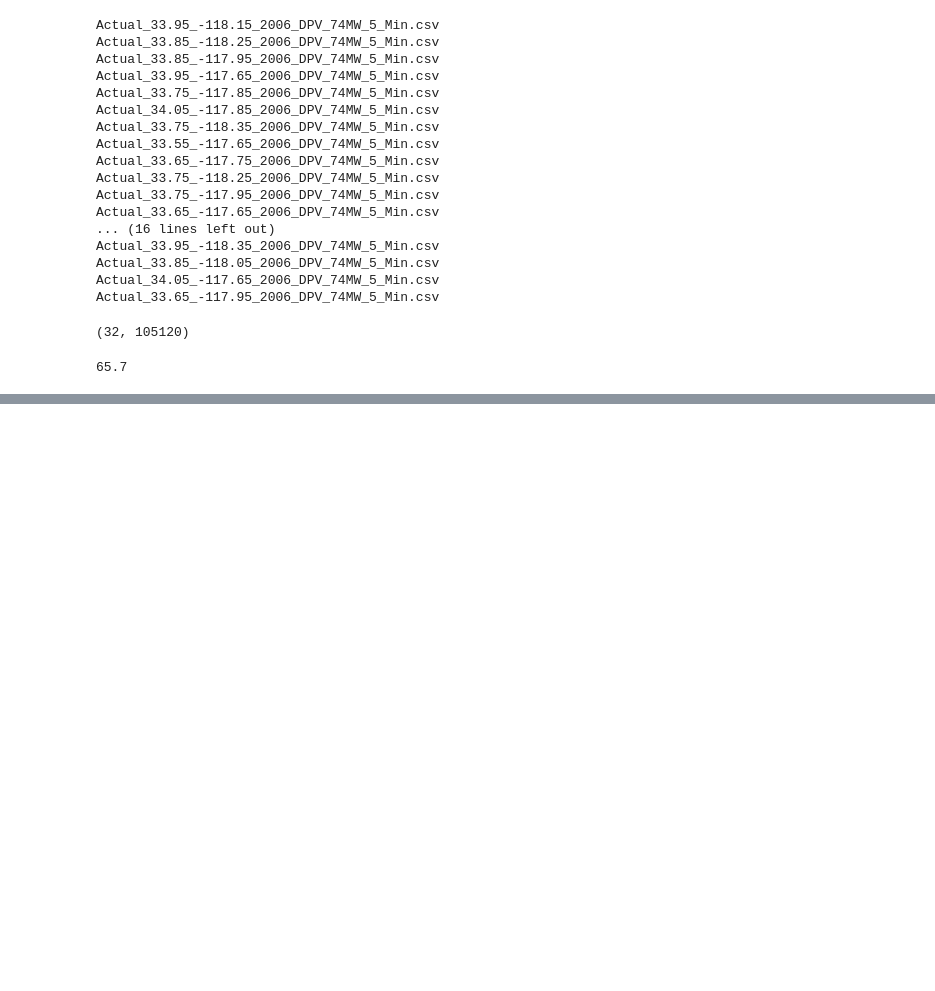
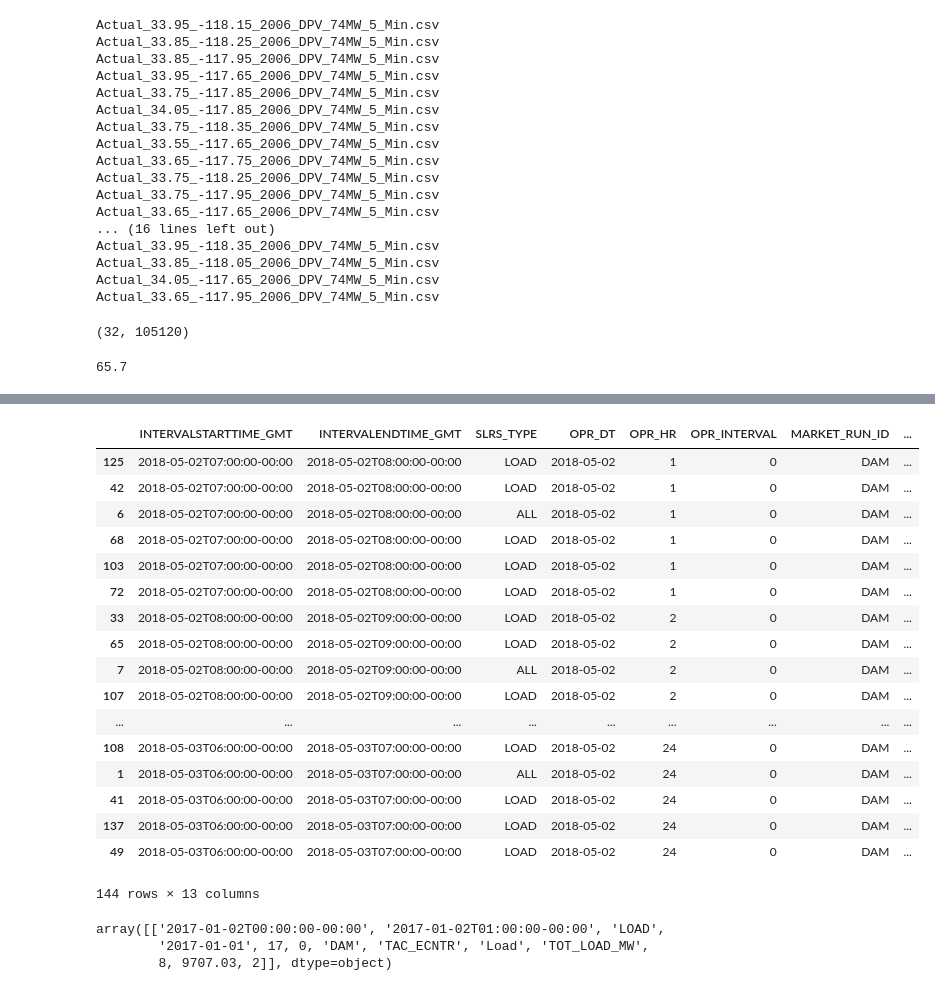
Before and after one commit to lukejuusola/VER_GenerativeModelling_RLAllocation, a Jupyter notebook: preprocessing.ipynb, the cells around one changed output, grey strips where cells are left out. Drawn from its saved outputs; the diff is of its cells as text; code cells hidden in the pictures; blank space fills up the shorter version.

```diff
--- a/preprocessing.ipynb
+++ b/preprocessing.ipynb
@@ -169,0 +250,63 @@ np.max(rows)
+# %%
+csvfile = folder_load + '5_2018' + '.csv'
+
+# Load as pandas df
+df = pd.read_csv(csvfile)
+
+# Sort by starting time
+df = df.sort_values(by=['INTERVALSTARTTIME_GMT'])
+df
+
+
+# # Iterate over each location
+# for zone in zone_names:
+#     # Select sub-dataframe for specific zone only.
+#     df_zone = df[df.TAC_ZONE_NAME == zone]
+
+#     print(df_zone.shape)
+
+#     # Select data to start at 00:00 at end at 00:00.
+#     df_zone = df_zone.iloc[16:-8, :]
+#     print('Zone: ', zone)
+#     print('First time step: ', df_zone.iloc[0, 0])
+#     print('Last time step: ', df_zone.iloc[-1, 0])
+
+#     values = df_zone.MW.values
+
+#     # Print mean value for this month
+#     print(f'Average load (MW): {np.mean(values)}')
+
+#     # Get in range [0, 1]
+#     values = (values - np.min(values)) / (np.max(values) - np.min(values))
+
+#     # Print mean value after normalizing
+#     print(f'Average load after normalizing in [0, 1]: {np.mean(values)}')
+#     print('')
+
+#     # Store load time-series
+#     monthly_time_series.append(values)
+# %% [output]
+|  | INTERVALSTARTTIME_GMT | INTERVALENDTIME_GMT | SLRS_TYPE | OPR_DT | OPR_HR | OPR_INTERVAL | MARKET_RUN_ID | ... |
+| 125 | 2018-05-02T07:00:00-00:00 | 2018-05-02T08:00:00-00:00 | LOAD | 2018-05-02 | 1 | 0 | DAM | ... |
+| 42 | 2018-05-02T07:00:00-00:00 | 2018-05-02T08:00:00-00:00 | LOAD | 2018-05-02 | 1 | 0 | DAM | ... |
+| 6 | 2018-05-02T07:00:00-00:00 | 2018-05-02T08:00:00-00:00 | ALL | 2018-05-02 | 1 | 0 | DAM | ... |
+| 68 | 2018-05-02T07:00:00-00:00 | 2018-05-02T08:00:00-00:00 | LOAD | 2018-05-02 | 1 | 0 | DAM | ... |
+| 103 | 2018-05-02T07:00:00-00:00 | 2018-05-02T08:00:00-00:00 | LOAD | 2018-05-02 | 1 | 0 | DAM | ... |
+| 72 | 2018-05-02T07:00:00-00:00 | 2018-05-02T08:00:00-00:00 | LOAD | 2018-05-02 | 1 | 0 | DAM | ... |
+| 33 | 2018-05-02T08:00:00-00:00 | 2018-05-02T09:00:00-00:00 | LOAD | 2018-05-02 | 2 | 0 | DAM | ... |
+| 65 | 2018-05-02T08:00:00-00:00 | 2018-05-02T09:00:00-00:00 | LOAD | 2018-05-02 | 2 | 0 | DAM | ... |
+| 7 | 2018-05-02T08:00:00-00:00 | 2018-05-02T09:00:00-00:00 | ALL | 2018-05-02 | 2 | 0 | DAM | ... |
+| 107 | 2018-05-02T08:00:00-00:00 | 2018-05-02T09:00:00-00:00 | LOAD | 2018-05-02 | 2 | 0 | DAM | ... |
+| ... | ... | ... | ... | ... | ... | ... | ... | ... |
+| 108 | 2018-05-03T06:00:00-00:00 | 2018-05-03T07:00:00-00:00 | LOAD | 2018-05-02 | 24 | 0 | DAM | ... |
+| 1 | 2018-05-03T06:00:00-00:00 | 2018-05-03T07:00:00-00:00 | ALL | 2018-05-02 | 24 | 0 | DAM | ... |
+| 41 | 2018-05-03T06:00:00-00:00 | 2018-05-03T07:00:00-00:00 | LOAD | 2018-05-02 | 24 | 0 | DAM | ... |
+| 137 | 2018-05-03T06:00:00-00:00 | 2018-05-03T07:00:00-00:00 | LOAD | 2018-05-02 | 24 | 0 | DAM | ... |
+| 49 | 2018-05-03T06:00:00-00:00 | 2018-05-03T07:00:00-00:00 | LOAD | 2018-05-02 | 24 | 0 | DAM | ... |
+144 rows × 13 columns
+# %%
+df_zone.INTERVALSTARTTIME_GMT == '2017-01-02T00:00:00-00:00']
+# %% [output]
+array([['2017-01-02T00:00:00-00:00', '2017-01-02T01:00:00-00:00', 'LOAD',
+        '2017-01-01', 17, 0, 'DAM', 'TAC_ECNTR', 'Load', 'TOT_LOAD_MW',
+        8, 9707.03, 2]], dtype=object)
```
Also changed, not shown: parts of 6 cells of this notebook, 19 other files.
